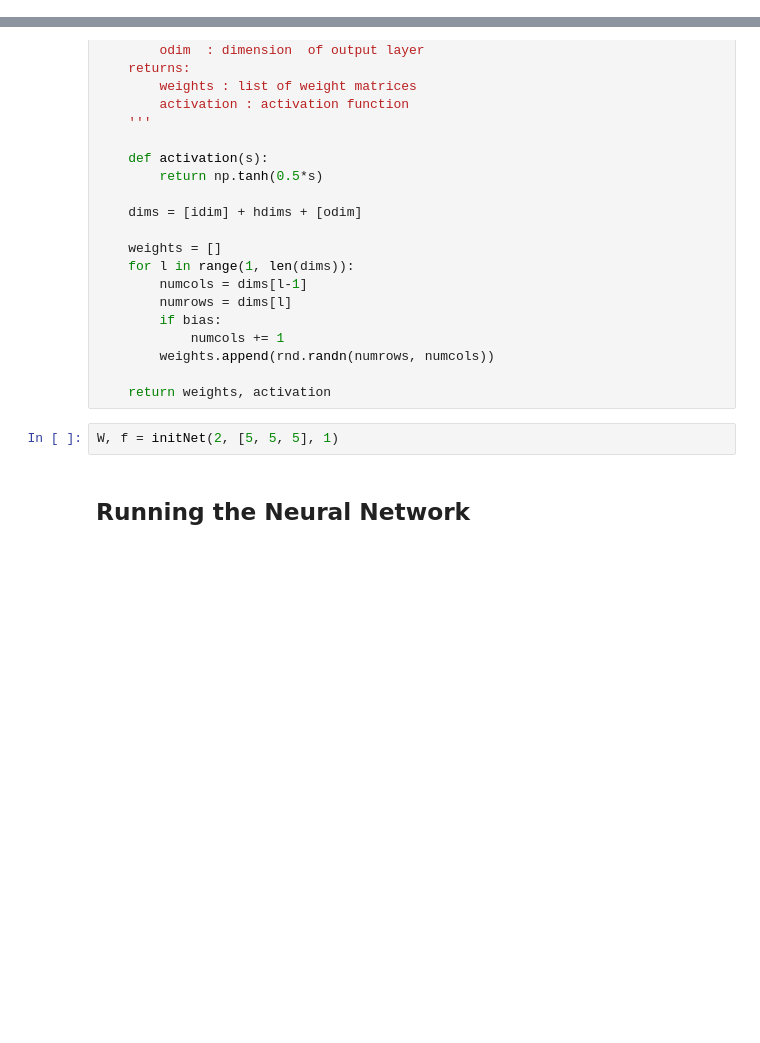
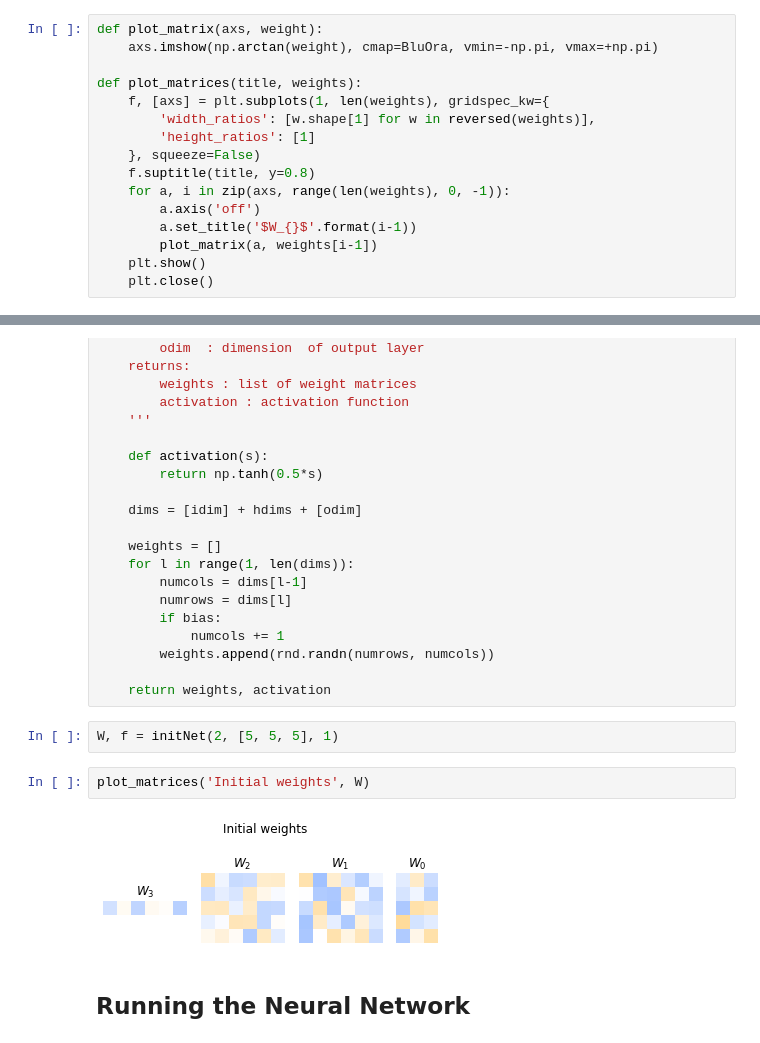
Before and after one commit to p3ml/recipes, a Jupyter notebook: Training Neural Networks Without Backpropagation.ipynb, the cells around one changed output, grey strips where cells are left out. Drawn from its saved outputs; the diff is of its cells as text; blank space fills up the shorter version.

```diff
--- a/Training Neural Networks Without Backpropagation.ipynb
+++ b/Training Neural Networks Without Backpropagation.ipynb
@@ -72,6 +73,22 @@ def init_plots(n, lims=None):
 def done_plots():
     plt.show()
     plt.close()
+# %%
+def plot_matrix(axs, weight):
+    axs.imshow(np.arctan(weight), cmap=BluOra, vmin=-np.pi, vmax=+np.pi)
+
+def plot_matrices(title, weights):
+    f, [axs] = plt.subplots(1, len(weights), gridspec_kw={
+        'width_ratios': [w.shape[1] for w in reversed(weights)],
+        'height_ratios': [1]
+    }, squeeze=False)
+    f.suptitle(title, y=0.8)
+    for a, i in zip(axs, range(len(weights), 0, -1)):
+        a.axis('off')
+        a.set_title('$W_{}$'.format(i-1))
+        plot_matrix(a, weights[i-1])
+    plt.show()
+    plt.close()
 # %% [markdown]
 ## Creating Training Data
 # %%
@@ -124,6 +141,10 @@ def initNet(idim, hdims, odim, bias=True):
     return weights, activation
 # %%
 W, f = initNet(2, [5, 5, 5], 1)
+# %%
+plot_matrices('Initial weights', W)
+# %% [output]
+[figure, added]
 # %% [markdown]
 ## Running the Neural Network
 # %%
```
Also changed, not shown: parts of 27 cells of this notebook.
